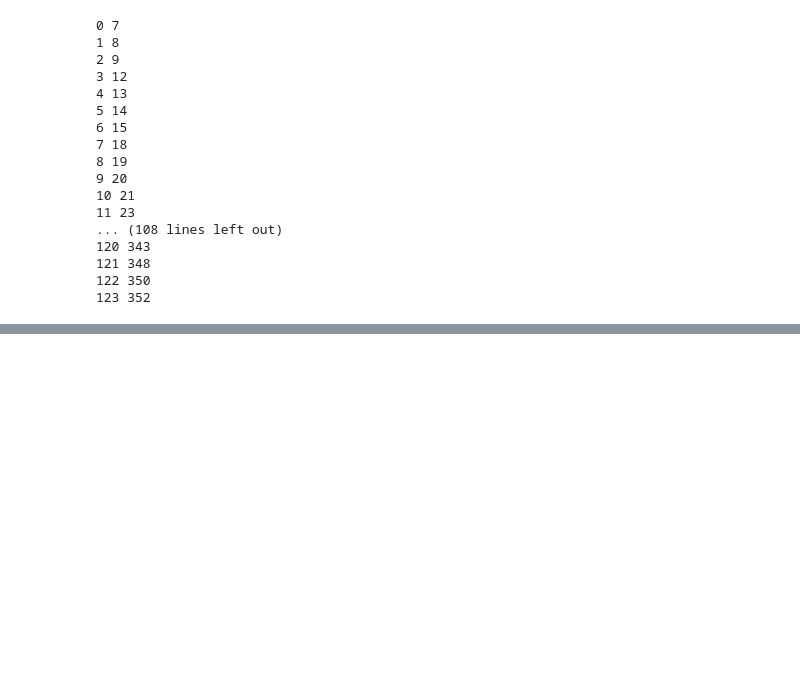
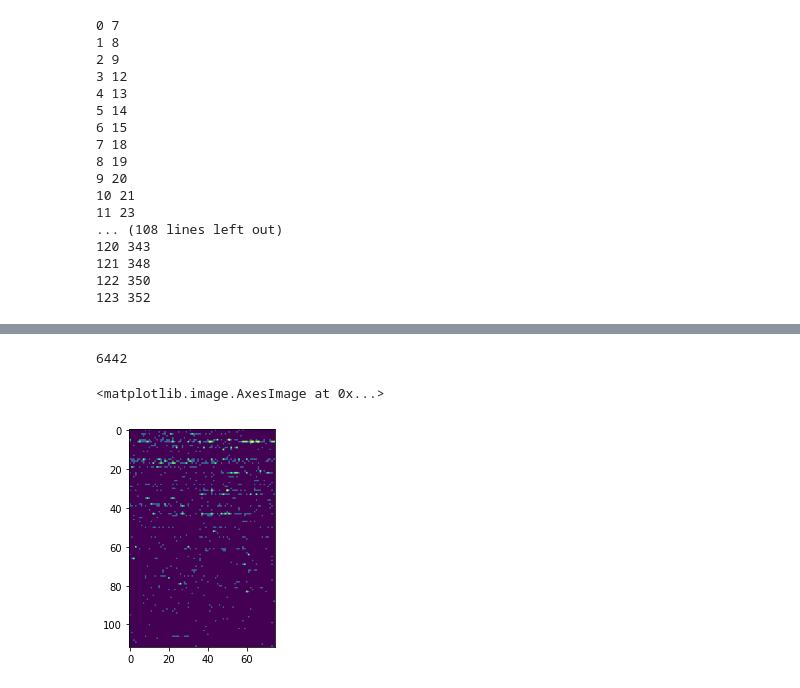
Before and after one commit to runninghsus/largescale_neurobehavioral, a Jupyter notebook: notebook/main.ipynb, the cells around one changed output, grey strips where cells are left out. Cells and saved outputs as stored; diff of their text form; code cells hidden in the pictures; blank space fills up the shorter version.

Commit message:
changed delay time; working on adding PSTHs

```diff
--- a/notebook/main.ipynb
+++ b/notebook/main.ipynb
@@ -17,7 +17,7 @@ delay_fromstart2_1stTTL = [4.3055] # 3rd LED pulse starts from 4.3055-4.4073 (fi
 
 
 
-ks_dir = 'D:/'
+ks_dir = 'Z:/KH282_BL6/ephys/061721/2021-06-17_14-31-22/Record Node 101/experiment2/recording1/continuous/Neuropix-PXI-100.0'
 behav_dir = 'Z:/Helen_neuro_behavior/0617'
 
 class load_kilsort:
@@ -213,15 +167,17 @@ for i, name in enumerate(name_list):
 # %%
 # delay = delay_fromstart2_1stTTL - delay_fromstart2_1stLED
-delay = 5
+delay = 4.8445
 
 # don't change this
 framerate = 60
 time_window = [-0.5, 1]
 sample_rate = 30000
 # 2nd segment camera 4, third LED peak
-cam1_start_seg1 = 37884
-video_Starttime = [46176, 46176, 46176, 46176]
-frames2LED_sincestart = [332, 332, 332, 332]
+cam4_start_seg1 = 37880
+# video start times for 4 segments, camera 4
+video_Starttime = [37880, 46176, 53390, 57719]
+# frames to third LED peak for 4 segments, camera 4
+frames2LED_sincestart = [300, 332, 434, 399]
 # example behavior -- grooming type a
 # first_beh_since_LED = 205.4
 
@@ -239,7 +195,7 @@ for n, name in enumerate(name_list):
     if 'groom' in name:
 
         print(count)
-        neural_LED_sincestart = video_Starttime[count] - cam1_start_seg1 + \
+        neural_LED_sincestart = video_Starttime[count] - cam4_start_seg1 + \
                                 frames2LED_sincestart[count]/framerate - delay
         count += 1
         types = ['a', 'h', 's', 'b']
@@ -256,8 +212,8 @@ for n, name in enumerate(name_list):
         #         print(first_beh_since_neural_recording)
                 d = {'spike_times': np.concatenate(
                     spike_times[min_bound[0]:max_bound[-1]])/30000 - spike_times[min_bound[0]]/30000
-                     , 'neuron_id': clusters[min_bound[0]:max_bound[-1]], 'behavior': ty}
-        #         print(d)
+                     , 'neuron_id': np.concatenate(clusters[min_bound[0]:max_bound[-1]]), 'behavior': ty}
+#                 print(d)
                 df = pd.DataFrame(data=d)
                 psth_list.append(df)
 #             allgroom_psthlist.append(psth_list)
@@ -321,0 +246,24 @@ psth_list[103]
+# %%
+# want to make PSTHs for each separate groom type and for all groom types together to compare
+# 36 'a', 21 'h', 25 's', 23 'b'
+time_window_width = 1.5 #seconds
+bin_width = 0.02 #20 ms
+bin_count = 75
+
+psth_groom = pd.DataFrame()
+psth_groom_indv = pd.DataFrame()
+
+
+for df in psth_list:
+    for neuron_id in df['neuron_id'].unique():
+        if neuron_id in good_clusters:
+            neuron_spike_times = df[df['neuron_id']==neuron_id]['spike_times']
+            #print(neuron_spike_times)
+            psth_groom_indv[neuron_id] = [0]*bin_count
+            psth_groom[neuron_id] = [0]*bin_count
+            counts,_ = np.histogram(neuron_spike_times, bins = np.arange(0, 1.501, bin_width))
+            print(counts)
+            counts2 = np.divide(counts, bin_width)
+            counts2_list = counts2.tolist()
+            psth_groom_indv.append(counts2_list)
+            psth_groom[neuron_id] += counts/(len(psth_list))/bin_width
@@ -321,0 +308,9 @@ psth_list[103]
+# %%
+len(psth_groom_indv)
+# %% [output]
+6442
+# %%
+plt.imshow(psth_groom.T, vmin = 0.2, vmax = 1)
+# %% [output]
+<matplotlib.image.AxesImage at 0x...>
+[figure, added]
```
Also changed, not shown: parts of 22 cells of this notebook.
